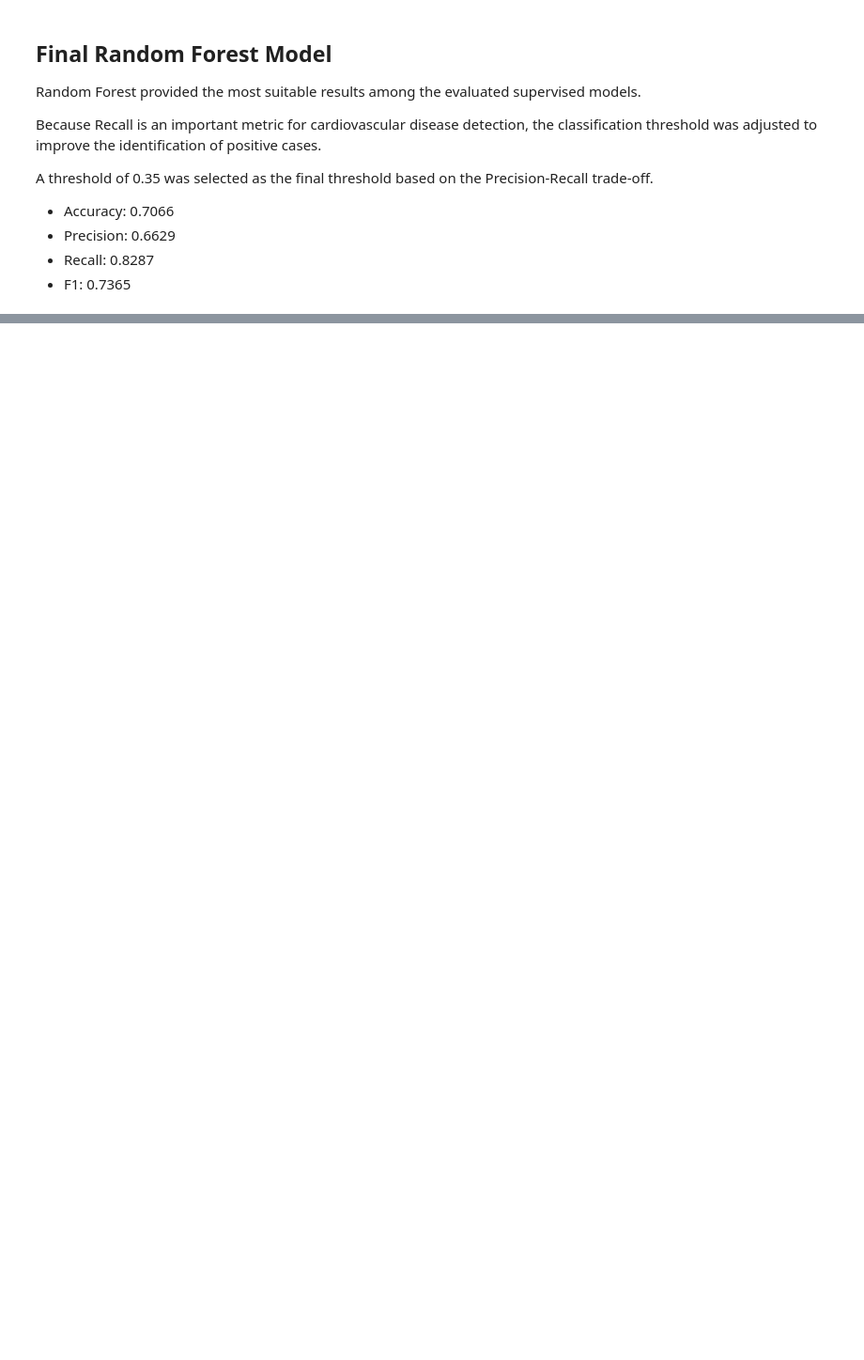
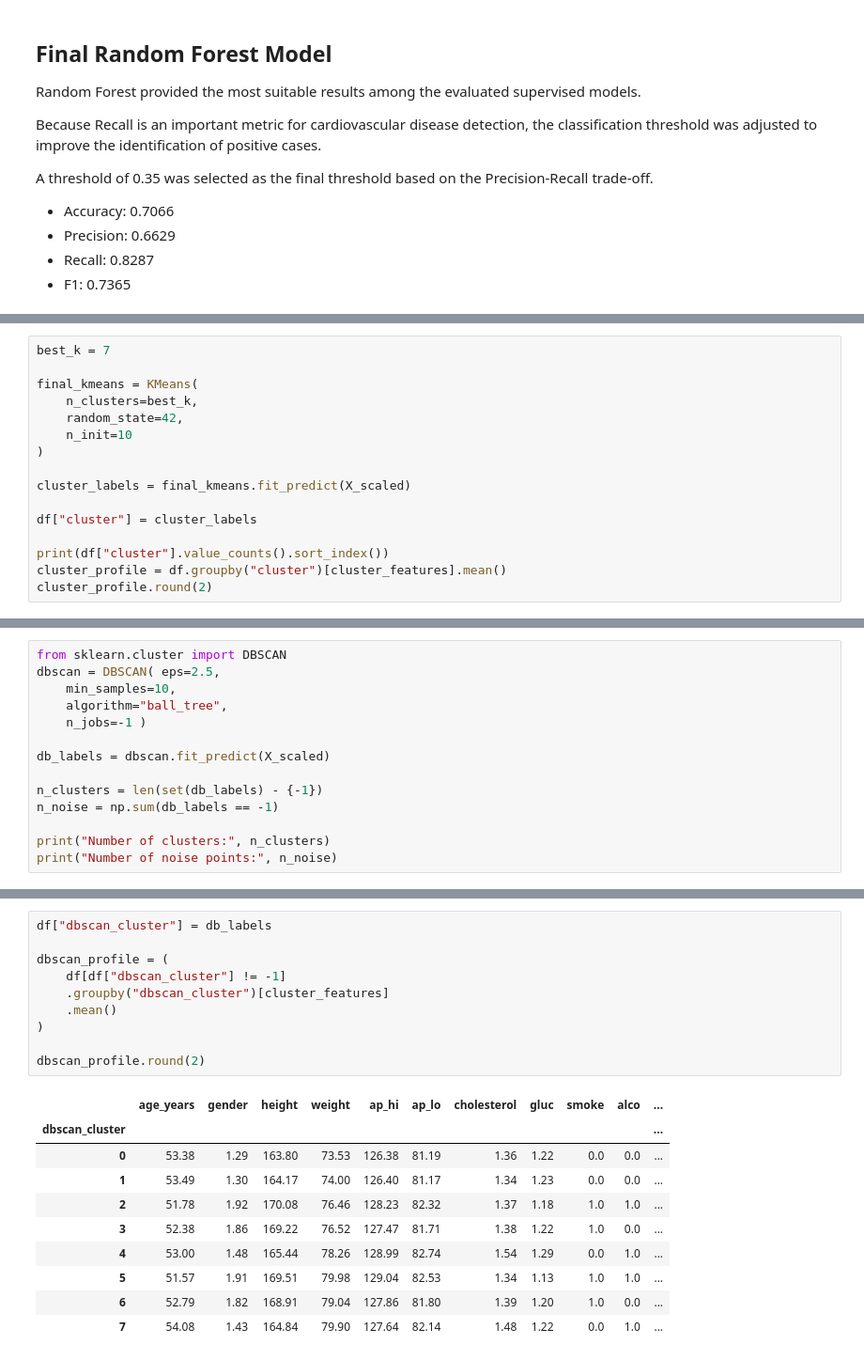
Before and after one commit to balsamkhaleel/Internship-Ai-ML, a Jupyter notebook: project/Cardiac_Patient_Monitoring.ipynb, the cells around one changed output, grey strips where cells are left out. Shown at 94% size. Saved outputs shown, nothing was run; the diff lists cells and outputs as text; blank space fills up the shorter version.

```diff
--- a/project/Cardiac_Patient_Monitoring.ipynb
+++ b/project/Cardiac_Patient_Monitoring.ipynb
@@ -1735,0 +1817,16 @@ Overall, the results demonstrate that machine learning can be used to identify p
+# %%
+best_k = 7
+
+final_kmeans = KMeans(
+    n_clusters=best_k,
+    random_state=42,
+    n_init=10
+)
+
+cluster_labels = final_kmeans.fit_predict(X_scaled)
+
+df["cluster"] = cluster_labels
+
+print(df["cluster"].value_counts().sort_index())
+cluster_profile = df.groupby("cluster")[cluster_features].mean()
+cluster_profile.round(2)
@@ -1735,0 +1881,14 @@ Overall, the results demonstrate that machine learning can be used to identify p
+# %%
+from sklearn.cluster import DBSCAN
+dbscan = DBSCAN( eps=2.5,
+    min_samples=10,
+    algorithm="ball_tree",
+    n_jobs=-1 )
+
+db_labels = dbscan.fit_predict(X_scaled)
+
+n_clusters = len(set(db_labels) - {-1})
+n_noise = np.sum(db_labels == -1)
+
+print("Number of clusters:", n_clusters)
+print("Number of noise points:", n_noise)
@@ -1735,0 +1926,21 @@ Overall, the results demonstrate that machine learning can be used to identify p
+# %%
+df["dbscan_cluster"] = db_labels
+
+dbscan_profile = (
+    df[df["dbscan_cluster"] != -1]
+    .groupby("dbscan_cluster")[cluster_features]
+    .mean()
+)
+
+dbscan_profile.round(2)
+# %% [output]
+|  | age_years | gender | height | weight | ap_hi | ap_lo | cholesterol | gluc | smoke | alco | ... |
+| dbscan_cluster |  |  |  |  |  |  |  |  |  |  | ... |
+| 0 | 53.38 | 1.29 | 163.80 | 73.53 | 126.38 | 81.19 | 1.36 | 1.22 | 0.0 | 0.0 | ... |
+| 1 | 53.49 | 1.30 | 164.17 | 74.00 | 126.40 | 81.17 | 1.34 | 1.23 | 0.0 | 0.0 | ... |
+| 2 | 51.78 | 1.92 | 170.08 | 76.46 | 128.23 | 82.32 | 1.37 | 1.18 | 1.0 | 1.0 | ... |
+| 3 | 52.38 | 1.86 | 169.22 | 76.52 | 127.47 | 81.71 | 1.38 | 1.22 | 1.0 | 0.0 | ... |
+| 4 | 53.00 | 1.48 | 165.44 | 78.26 | 128.99 | 82.74 | 1.54 | 1.29 | 0.0 | 1.0 | ... |
+| 5 | 51.57 | 1.91 | 169.51 | 79.98 | 129.04 | 82.53 | 1.34 | 1.13 | 1.0 | 1.0 | ... |
+| 6 | 52.79 | 1.82 | 168.91 | 79.04 | 127.86 | 81.80 | 1.39 | 1.20 | 1.0 | 0.0 | ... |
+| 7 | 54.08 | 1.43 | 164.84 | 79.90 | 127.64 | 82.14 | 1.48 | 1.22 | 0.0 | 1.0 | ... |
```
Also changed, not shown: parts of 14 cells of this notebook, 5 other files.
